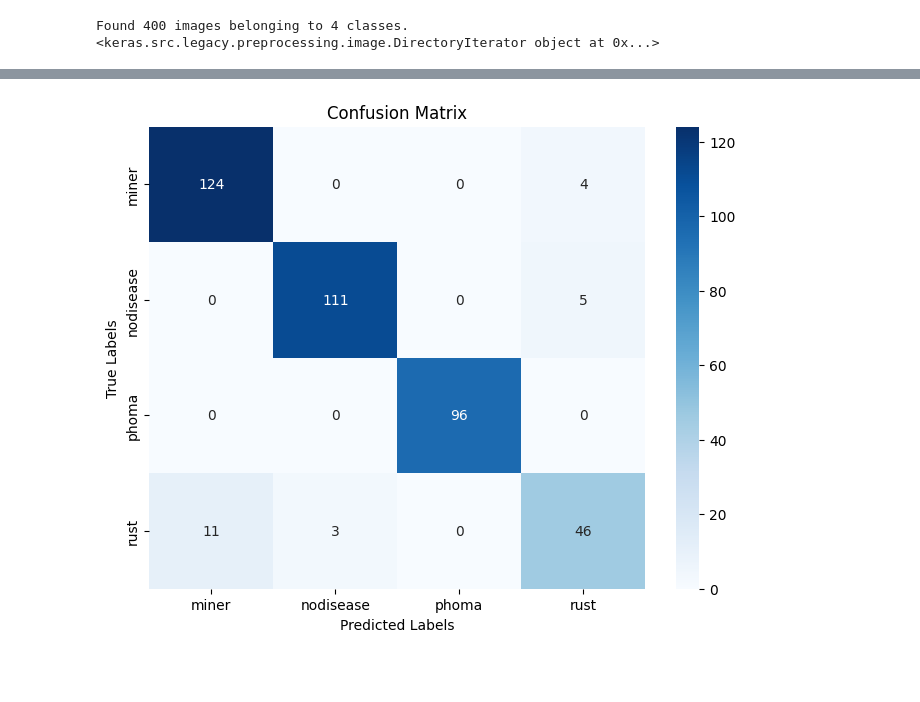
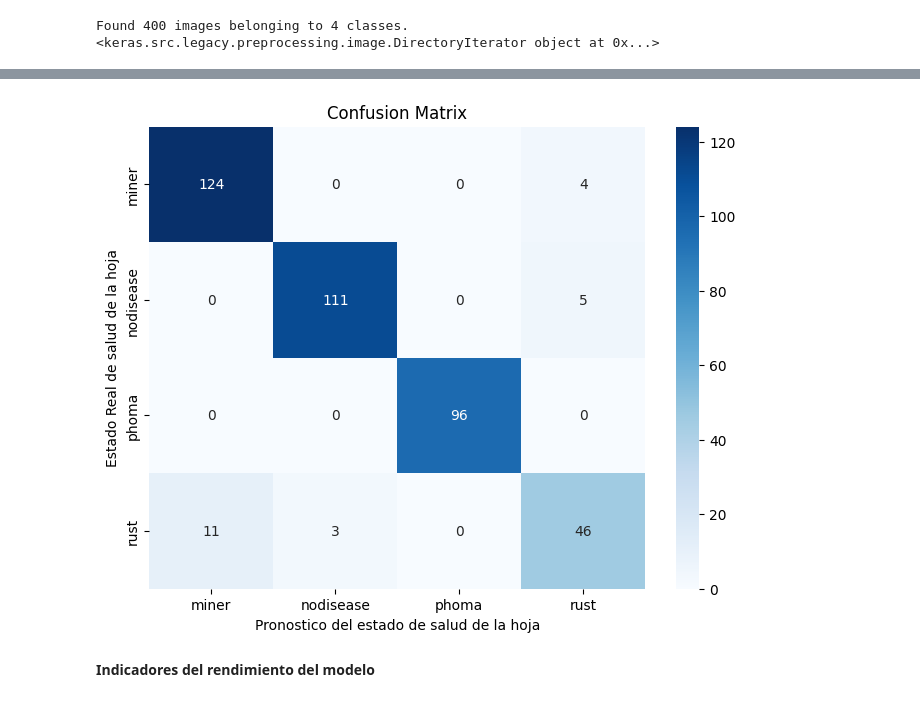
Before and after one commit to 91frandiaz/Sesiones-Ciencia-de-Datos-con-Python, a Jupyter notebook: Modelo_CNN_Hojas_de_Café.ipynb, the cells around one changed output, grey strips where cells are left out. Saved outputs shown, nothing was run; the diff lists cells and outputs as text; code cells hidden in the pictures; blank space fills up the shorter version.

```diff
--- a/Modelo_CNN_Hojas_de_Café.ipynb
+++ b/Modelo_CNN_Hojas_de_Café.ipynb
@@ -125,18 +114,16 @@ plt.show()
 # %%
-from sklearn.metrics import confusion_matrix
-import seaborn as sns
+predictions = modelo.predict(test_data, batch_size=32)
 
-predictions = modelo.predict(test_data, batch_size=32)
 true_labels = test_data.classes
+
 predicted_labels = np.argmax(predictions, axis=1)
 
 cm = confusion_matrix(true_labels, predicted_labels)
 
-
 plt.figure(figsize=(8, 6))
 sns.heatmap(cm, annot=True, fmt='d', cmap='Blues', xticklabels=test_data.class_indices.keys(), yticklabels=test_data.class_indices.keys())
-plt.xlabel('Predicted Labels')
-plt.ylabel('True Labels')
+plt.xlabel('Pronostico del estado de salud de la hoja')
+plt.ylabel('Estado Real de salud de la hoja')
 plt.title('Confusion Matrix')
 plt.show()
 # %% [output]
@@ -144 +131,3 @@ plt.show()
-[figure, old version]
+[figure, new version]
+# %% [markdown]
+**Indicadores del rendimiento del modelo**
```
Also changed, not shown: parts of 30 cells of this notebook.
